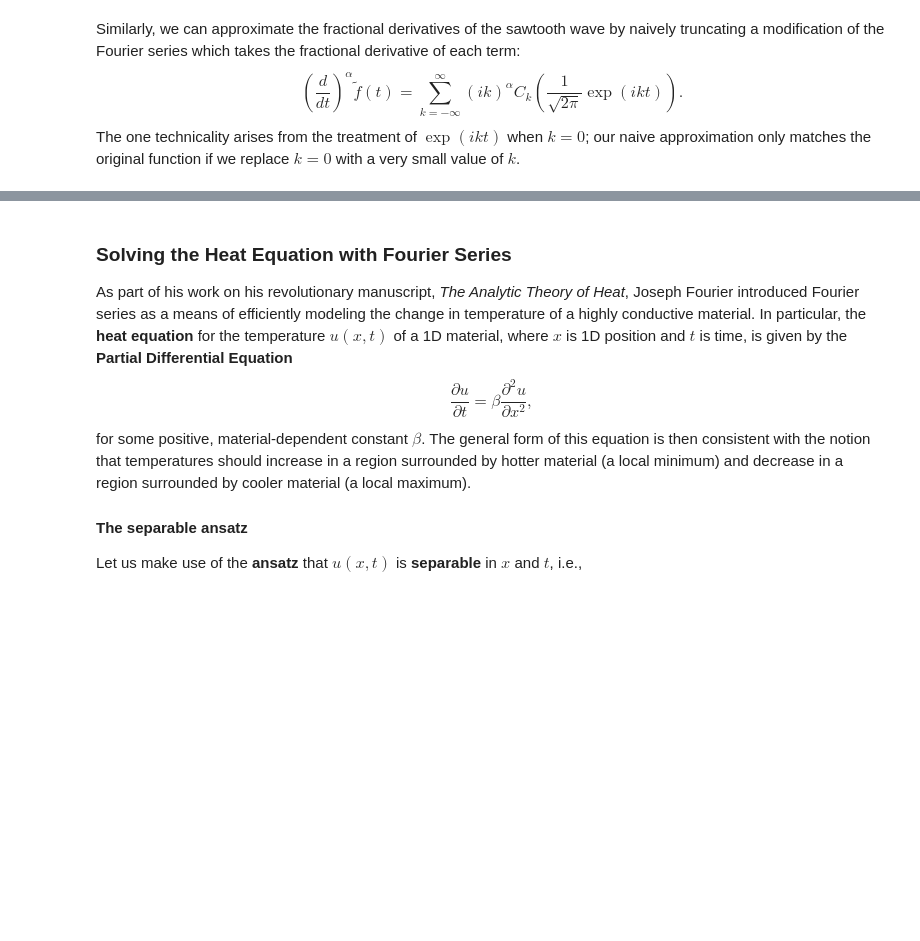
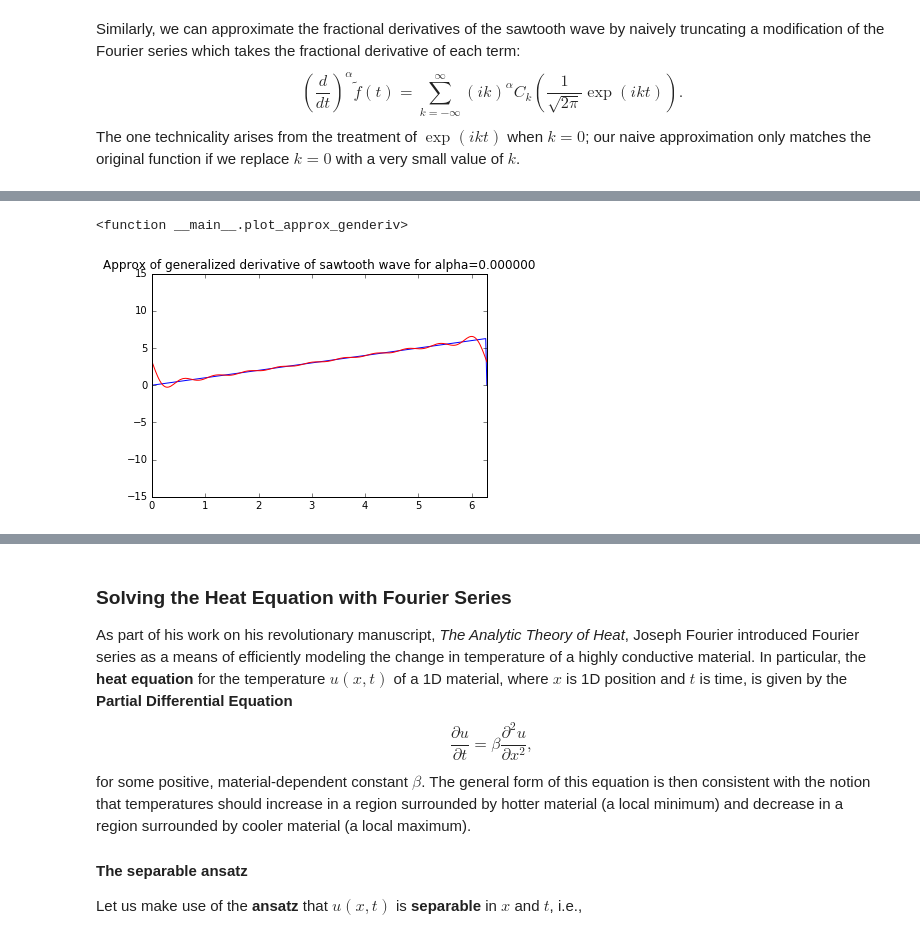
Before and after one commit to poulson/DiffEqWithLinAlg, a Jupyter notebook: Fourier.ipynb, the cells around one changed output, grey strips where cells are left out. Saved outputs shown, nothing was run; the diff lists cells and outputs as text; code cells hidden in the pictures; blank space fills up the shorter version.

```diff
--- a/Fourier.ipynb
+++ b/Fourier.ipynb
@@ -209,6 +213,7 @@ $$
 $$
 The one technicality arises from the treatment of $\exp(i k t)$ when $k=0$; our naive approximation only matches the original function if we replace $k=0$ with a very small value of $k$.
 # %%
+%matplotlib inline
 def sawtooth_approx_genderiv(t,n,alpha,k0=0.0000001):
     approx = (1j*k0)**alpha * pi*exp(1j*k0*t)
     for k in xrange(1,n+1):
@@ -228,6 +233,5 @@ def plot_approx_genderiv(n=10,alpha=1,xmin=0,xmax=2*pi,ymin=-15,ymax=15):
     plt.title(tString)
 
 # Note; Negative derivatives need to be further investigated
-#interact(plot_approx_genderiv,k=widgets.IntSlider(min=0,max=100,step=1,value=10),alpha=widgets.FloatSlider(min=0,max=1,step=0.01,value=0))
-plot_approx_genderiv(n=1000,alpha=0)
+interact(plot_approx_genderiv,k=widgets.IntSlider(min=0,max=100,step=1,value=10),alpha=widgets.FloatSlider(min=0,max=1,step=0.01,value=0))
 # %% [output]
@@ -235,0 +238,2 @@ plot_approx_genderiv(n=1000,alpha=0)
+<function __main__.plot_approx_genderiv>
+[figure, added]
```
Also changed, not shown: parts of 11 cells of this notebook.
